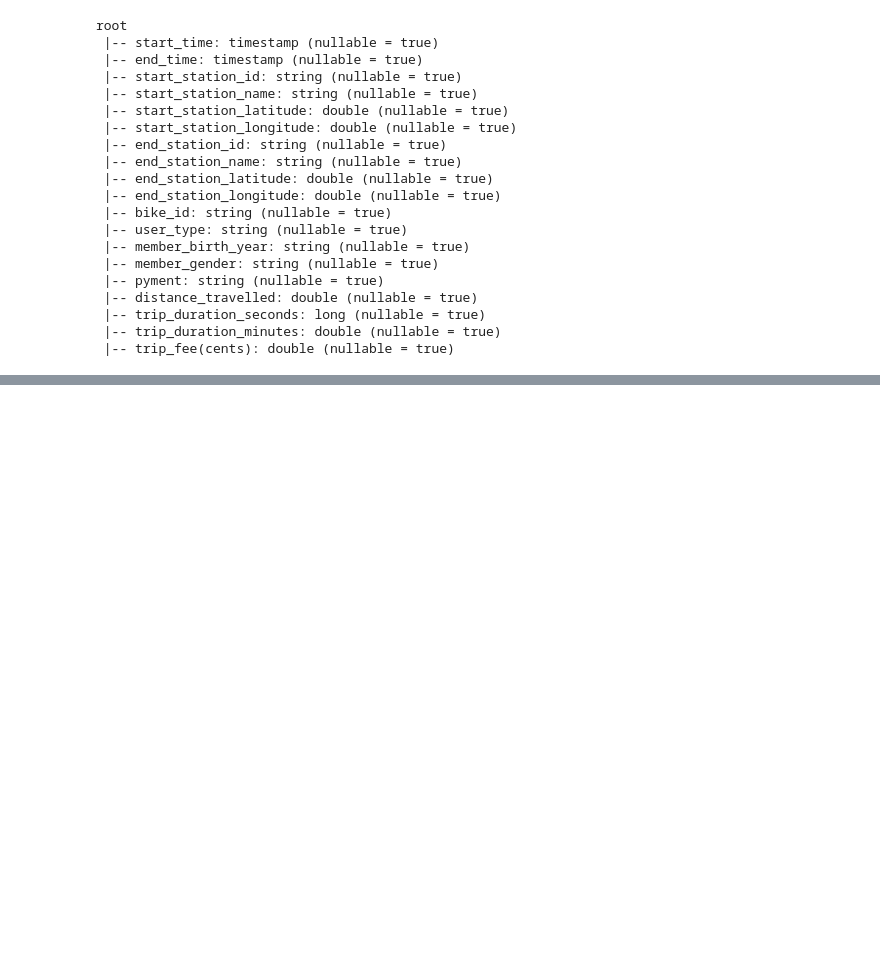
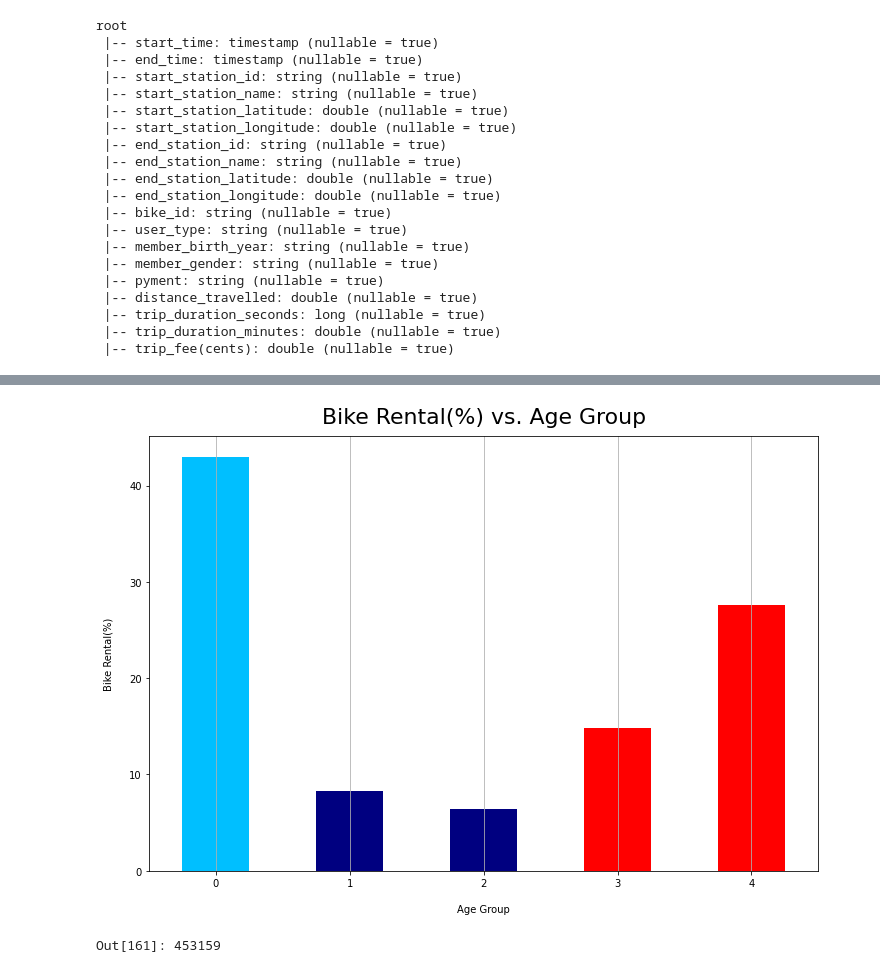
Before and after one commit to JulienAganze/Ford_Go_Bike_Project_Pyspark, a Jupyter notebook: data_manipulation.ipynb, the cells around one changed output, grey strips where cells are left out. Drawn from its saved outputs; the diff is of its cells as text; code cells hidden in the pictures; blank space fills up the shorter version.

```diff
--- a/data_manipulation.ipynb
+++ b/data_manipulation.ipynb
@@ -727,0 +726,17 @@ Out[143]: 15
+# %%
+from pyspark.sql.functions import udf
+def age_grouping(age):
+    if 20 < age <= 30:
+        return '20 - 30'
+    elif 30 < age <= 40:
+        return '30 - 40'
+    elif 40 < age <= 50:
+        return '40 - 50'
+    elif 50 < age <= 60:
+        return '50 - 60'
+    else:
+        return '60+'
+
+age_groupUDF = udf(lambda x : age_grouping(x))
+# %%
+df1 = df1.withColumn('member_age_bins' , age_groupUDF(df1['member_age']))#.select('member_age_bins').show(3)
@@ -727,0 +761,17 @@ Out[143]: 15
+# %%
+from pyspark.sql.functions import sum
+df_trip_by_age = df1.groupBy('member_age_bins').agg({'bike_id':'count'})
+df_trip_by_age= df_trip_by_age.withColumn('perc', (df_trip_by_age['count(bike_id)'] / total_count)*100)
+df_trip_by_age = df_trip_by_age.select('*').toPandas()
+plt_trip_by_age = ['deepskyblue', 'navy', 'navy', 'red', 'red']
+df_trip_by_age['perc'].plot(kind='bar', x=df_trip_by_age['member_age_bins'] , color=plt_trip_by_age, figsize=(12,8))
+plt.title('Bike Rental(%) vs. Age Group', fontsize=22, y=1.015)
+plt.xlabel('Age Group', labelpad=16)
+plt.ylabel('Bike Rental(%)', labelpad=16)
+
+ax = plt.gca()
+ax.xaxis.grid()
+
+plt.xticks(rotation=0);
+# %% [output]
+[figure, added]
@@ -727,0 +782,4 @@ Out[143]: 15
+# %%
+total_count
+# %% [output]
+Out[161]: 453159
```
Also changed, not shown: parts of 67 cells of this notebook.
